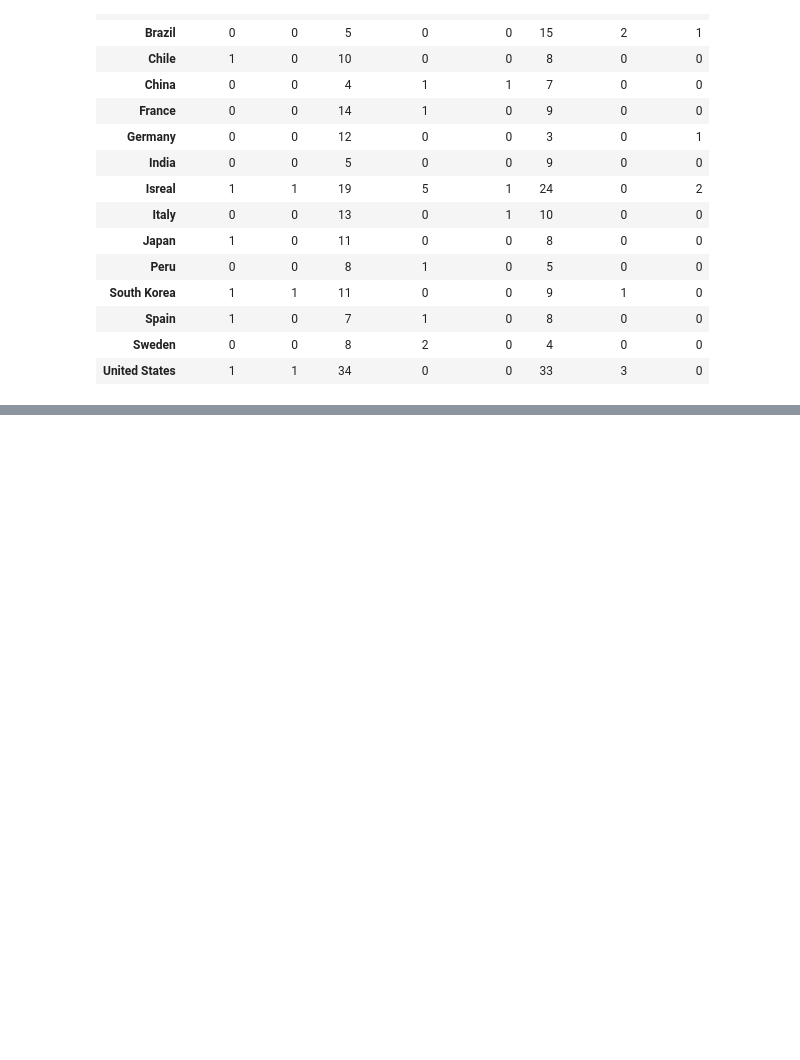
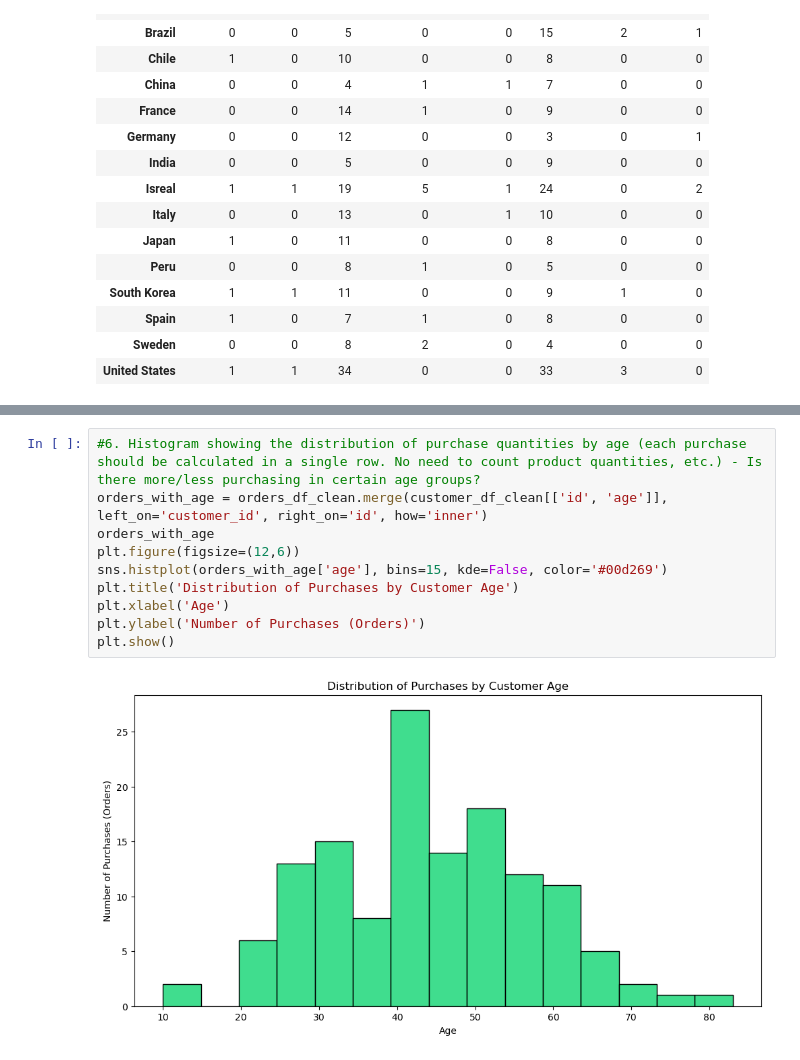
Before and after one commit to ShaniStaretz-ai/dataScience-14-May-25-Exam-b, a Jupyter notebook: Question2.ipynb, the cells around one changed output, grey strips where cells are left out. Drawn from its saved outputs; the diff is of its cells as text; blank space fills up the shorter version.

```diff
--- a/Question2.ipynb
+++ b/Question2.ipynb
@@ -99,0 +161,12 @@ pd.pivot_table(
+# %%
+#6. Histogram showing the distribution of purchase quantities by age (each purchase should be calculated in a single row. No need to count product quantities, etc.) - Is there more/less purchasing in certain age groups?
+orders_with_age = orders_df_clean.merge(customer_df_clean[['id', 'age']], left_on='customer_id', right_on='id', how='inner')
+orders_with_age
+plt.figure(figsize=(12,6))
+sns.histplot(orders_with_age['age'], bins=15, kde=False, color='#00d269')
+plt.title('Distribution of Purchases by Customer Age')
+plt.xlabel('Age')
+plt.ylabel('Number of Purchases (Orders)')
+plt.show()
+# %% [output]
+[figure, added]
```
Also changed, not shown: parts of 7 cells of this notebook, 1 other file.
